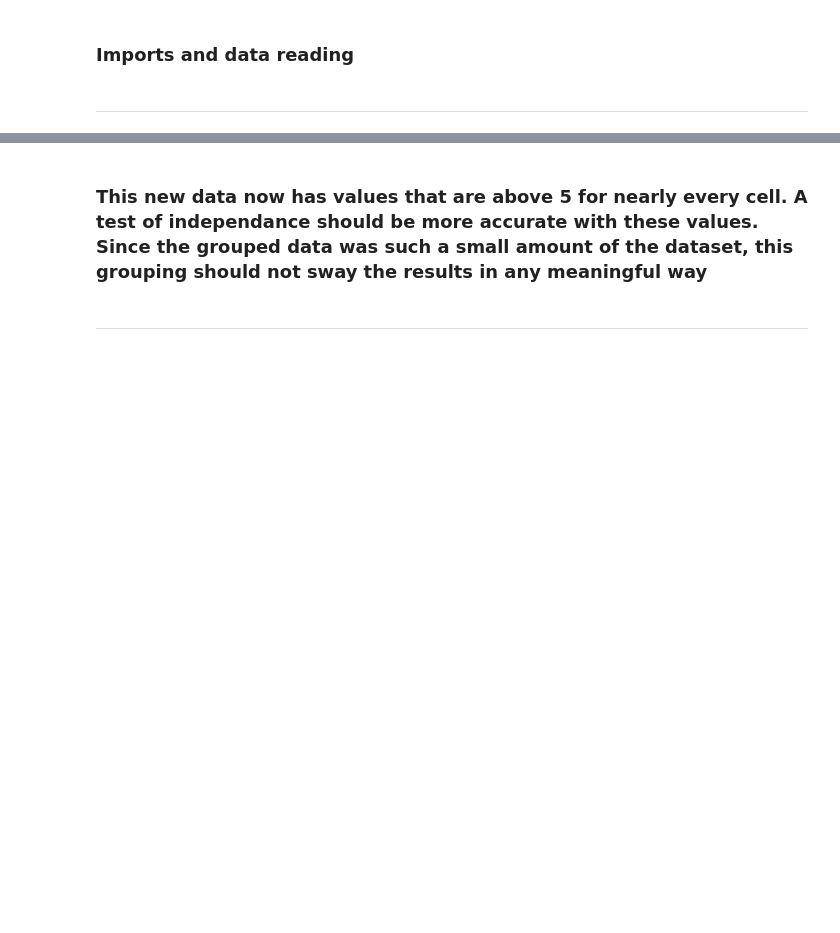
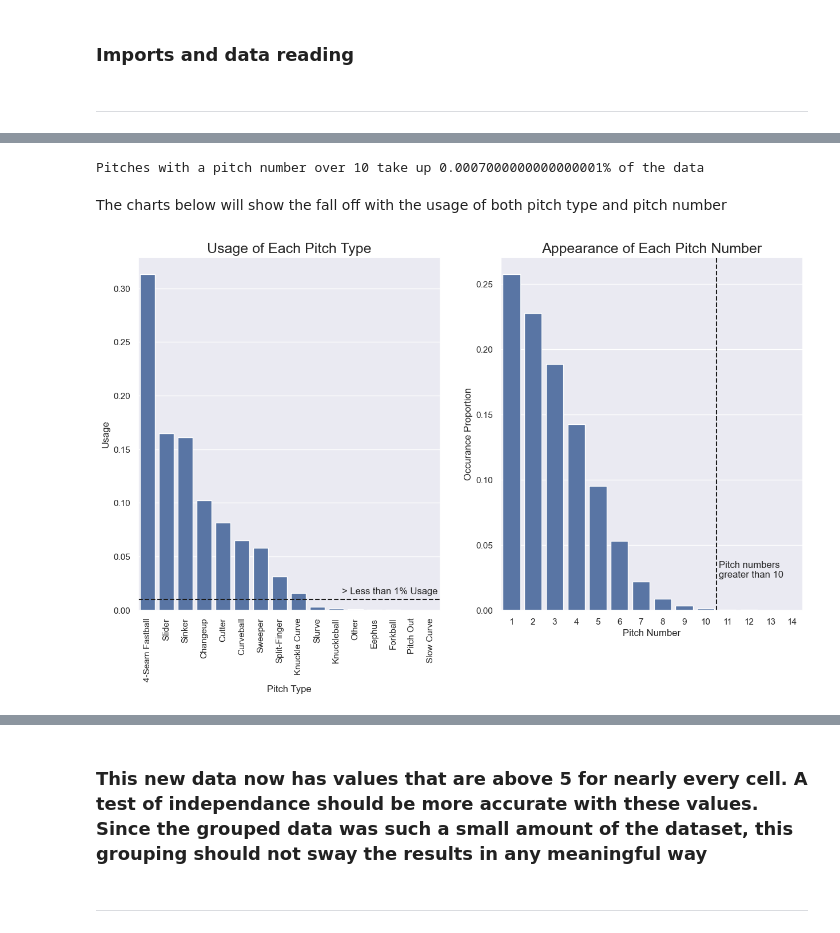
Before and after one commit to chandlerln87/Baseball-Competition-Data, a Jupyter notebook: Statcast_Project_Nixon.ipynb, the cells around one changed output, grey strips where cells are left out. Saved outputs shown, nothing was run; the diff lists cells and outputs as text; code cells hidden in the pictures; blank space fills up the shorter version.

```diff
--- a/Statcast_Project_Nixon.ipynb
+++ b/Statcast_Project_Nixon.ipynb
@@ -256,0 +49,8 @@ exp_pitch_df
+# %%
+pitchprob_df = pd.DataFrame(index=pitch_names, columns=['probability'])
+
+for name in pitch_names: #For each pitch type, find its percent usage using the count of the pitch divided by total pitches
+    pitchprob_df.loc[name, 'probability'] = round(len(bdf_pitch[bdf_pitch['pitch_name']==name])/len(bdf_pitch),4)
+
+pitchprob_df = pitchprob_df.sort_values(by='probability',ascending=False) #sort, having lowest values at the bottom
+print(f'The sum of the probabilities of all pitches with less than 0.01 usage is {pitchprob_df[pitchprob_df['probability']<0.01].sum().iloc[0]} ')
@@ -256,0 +63,31 @@ exp_pitch_df
+# %%
+pitchnum_prob = pd.DataFrame(index=pitch_nums, columns=['probability'])  #create dataframe for pitch number probabilities
+
+for num in pitch_nums:  #find % usage of each pitch number
+    pitchnum_prob.loc[num, 'probability'] = round(len(bdf_pitch[bdf_pitch['pitch_number']==num])/len(bdf_pitch),4)
+
+pitchnum_prob = pitchnum_prob.sort_values(by='probability') #descending sort
+print(f'Pitches with a pitch number over 10 take up {pitchnum_prob.loc[[i for i in range(11,15)]].sum().iloc[0]}% of the data')
+# %% [output]
+Pitches with a pitch number over 10 take up 0.0007000000000000001% of the data
+# %% [markdown]
+The charts below will show the fall off  with the usage of both pitch type and pitch number
+# %%
+fig, ax = plt.subplots(1,2, figsize=(15,8))
+
+sns.barplot(data=pitchprob_df.reset_index(names='Pitch Type'), x='Pitch Type', y='probability', ax=ax[0])
+sns.barplot(data=pitchnum_prob.reset_index(names='Pitch Number'), x='Pitch Number', y = 'probability', ax=ax[1])
+
+ax[0].set_title(label='Usage of Each Pitch Type', fontsize=18)
+ax[0].set(xlabel='Pitch Type', ylabel='Usage')
+ax[0].tick_params(axis='x', rotation=90)
+ax[0].axhline(y=0.01, color='k', ls='--')
+ax[0].annotate('> Less than 1% Usage', xy = (ax[0].patches[11].get_x() - 0.3 ,0.015))
+ax[1].set_title(label='Appearance of Each Pitch Number', fontsize=18)
+ax[1].set(ylabel='Occurance Proportion')
+ax[1].axvline(x=9.5, color='k', ls='--')
+ax[1].annotate('Pitch numbers \ngreater than 10', xy =(ax[1].patches[10].get_x(), 0.025))
+
+plt.show()
+# %% [output]
+[figure, added]
```
Also changed, not shown: parts of 42 cells of this notebook, 1 other file.
